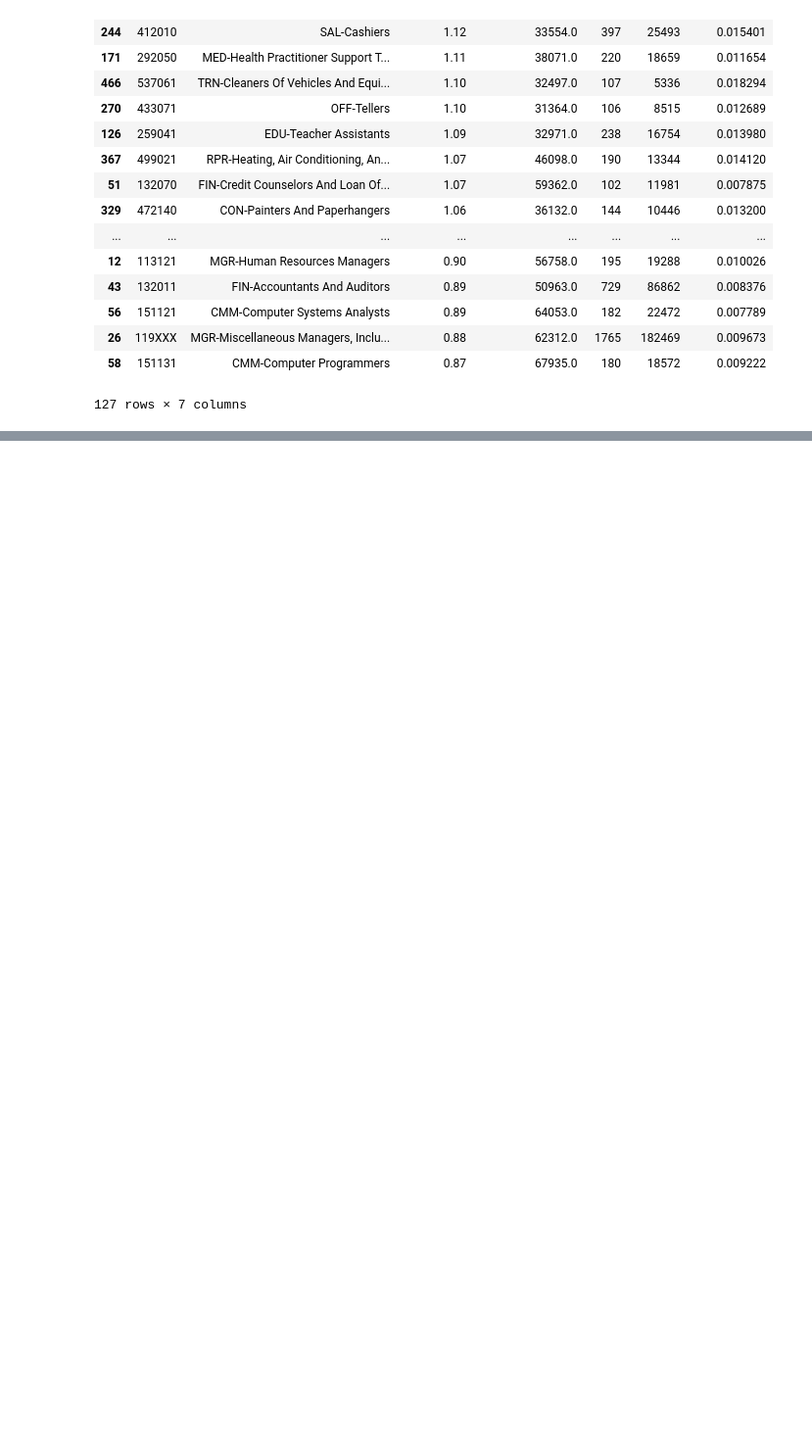
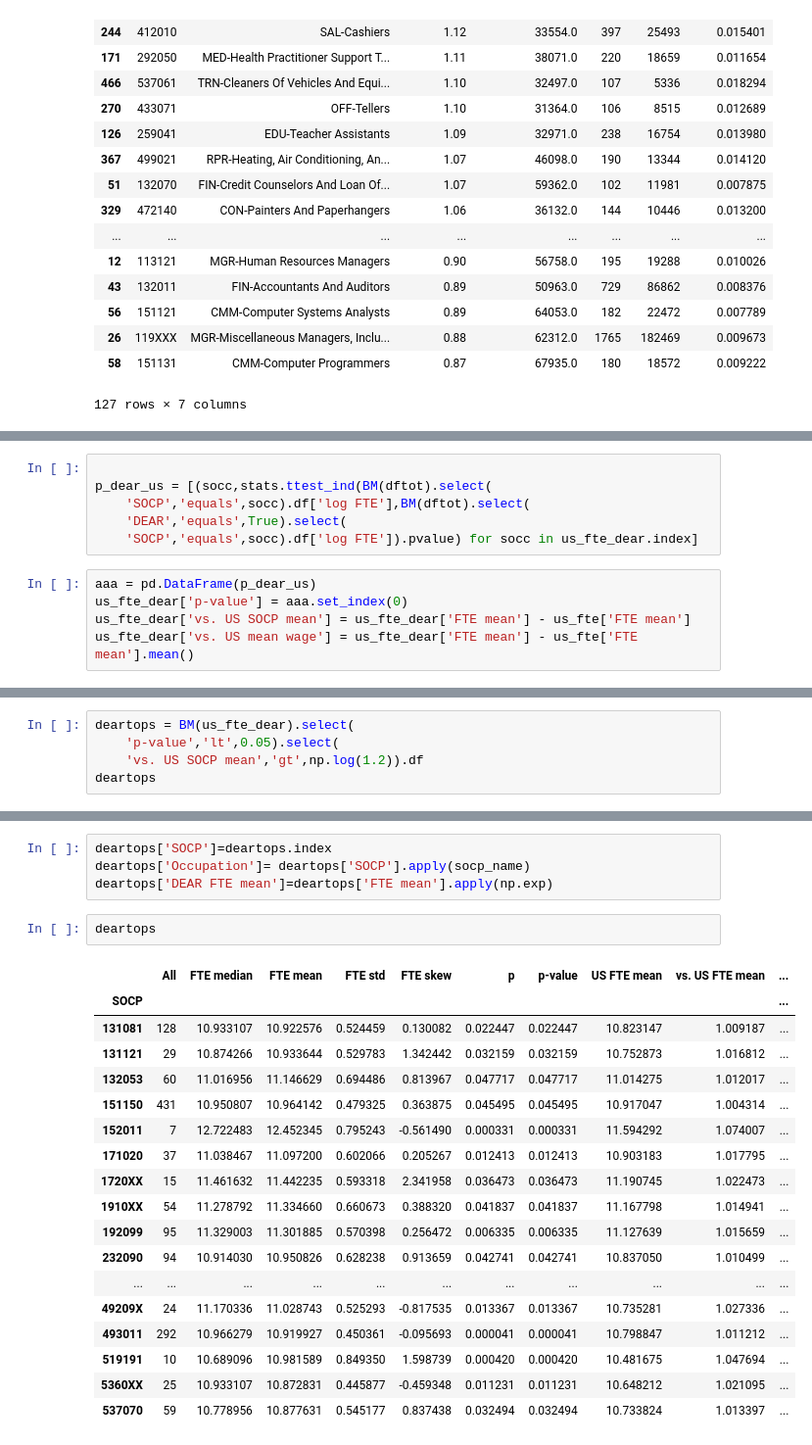
Before and after one commit to dnordfors/archetypes, a Jupyter notebook: data/census/census_data_setup_study.ipynb, the cells around one changed output, grey strips where cells are left out. Shown: that part at 98% size. Cells and saved outputs as stored; diff of their text form; blank space fills up the shorter version.

```diff
--- a/data/census/census_data_setup_study.ipynb
+++ b/data/census/census_data_setup_study.ipynb
@@ -631,0 +918,11 @@ deyetops[deyetops['count']>100].sort_values('FTE relative',ascending=False)
+# %%
+
+p_dear_us = [(socc,stats.ttest_ind(BM(dftot).select(
+    'SOCP','equals',socc).df['log FTE'],BM(dftot).select(
+    'DEAR','equals',True).select(
+    'SOCP','equals',socc).df['log FTE']).pvalue) for socc in us_fte_dear.index]
+# %%
+aaa = pd.DataFrame(p_dear_us)
+us_fte_dear['p-value'] = aaa.set_index(0)
+us_fte_dear['vs. US SOCP mean'] = us_fte_dear['FTE mean'] - us_fte['FTE mean']
+us_fte_dear['vs. US mean wage'] = us_fte_dear['FTE mean'] - us_fte['FTE mean'].mean()
@@ -631,0 +931,5 @@ deyetops[deyetops['count']>100].sort_values('FTE relative',ascending=False)
+# %%
+deartops = BM(us_fte_dear).select(
+    'p-value','lt',0.05).select(
+    'vs. US SOCP mean','gt',np.log(1.2)).df
+deartops
@@ -631,0 +956,25 @@ deyetops[deyetops['count']>100].sort_values('FTE relative',ascending=False)
+# %%
+deartops['SOCP']=deartops.index
+deartops['Occupation']= deartops['SOCP'].apply(socp_name)
+deartops['DEAR FTE mean']=deartops['FTE mean'].apply(np.exp)
+# %%
+deartops
+# %% [output]
+|  | All | FTE median | FTE mean | FTE std | FTE skew | p | p-value | US FTE mean | vs. US FTE mean | ... |
+| SOCP |  |  |  |  |  |  |  |  |  | ... |
+| 131081 | 128 | 10.933107 | 10.922576 | 0.524459 | 0.130082 | 0.022447 | 0.022447 | 10.823147 | 1.009187 | ... |
+| 131121 | 29 | 10.874266 | 10.933644 | 0.529783 | 1.342442 | 0.032159 | 0.032159 | 10.752873 | 1.016812 | ... |
+| 132053 | 60 | 11.016956 | 11.146629 | 0.694486 | 0.813967 | 0.047717 | 0.047717 | 11.014275 | 1.012017 | ... |
+| 151150 | 431 | 10.950807 | 10.964142 | 0.479325 | 0.363875 | 0.045495 | 0.045495 | 10.917047 | 1.004314 | ... |
+| 152011 | 7 | 12.722483 | 12.452345 | 0.795243 | -0.561490 | 0.000331 | 0.000331 | 11.594292 | 1.074007 | ... |
+| 171020 | 37 | 11.038467 | 11.097200 | 0.602066 | 0.205267 | 0.012413 | 0.012413 | 10.903183 | 1.017795 | ... |
+| 1720XX | 15 | 11.461632 | 11.442235 | 0.593318 | 2.341958 | 0.036473 | 0.036473 | 11.190745 | 1.022473 | ... |
+| 1910XX | 54 | 11.278792 | 11.334660 | 0.660673 | 0.388320 | 0.041837 | 0.041837 | 11.167798 | 1.014941 | ... |
+| 192099 | 95 | 11.329003 | 11.301885 | 0.570398 | 0.256472 | 0.006335 | 0.006335 | 11.127639 | 1.015659 | ... |
+| 232090 | 94 | 10.914030 | 10.950826 | 0.628238 | 0.913659 | 0.042741 | 0.042741 | 10.837050 | 1.010499 | ... |
+| ... | ... | ... | ... | ... | ... | ... | ... | ... | ... | ... |
+| 49209X | 24 | 11.170336 | 11.028743 | 0.525293 | -0.817535 | 0.013367 | 0.013367 | 10.735281 | 1.027336 | ... |
+| 493011 | 292 | 10.966279 | 10.919927 | 0.450361 | -0.095693 | 0.000041 | 0.000041 | 10.798847 | 1.011212 | ... |
+| 519191 | 10 | 10.689096 | 10.981589 | 0.849350 | 1.598739 | 0.000420 | 0.000420 | 10.481675 | 1.047694 | ... |
+| 5360XX | 25 | 10.933107 | 10.872831 | 0.445877 | -0.459348 | 0.011231 | 0.011231 | 10.648212 | 1.021095 | ... |
+| 537070 | 59 | 10.778956 | 10.877631 | 0.545177 | 0.837438 | 0.032494 | 0.032494 | 10.733824 | 1.013397 | ... |
```
Also changed, not shown: parts of 38 cells of this notebook, 12 other files.
